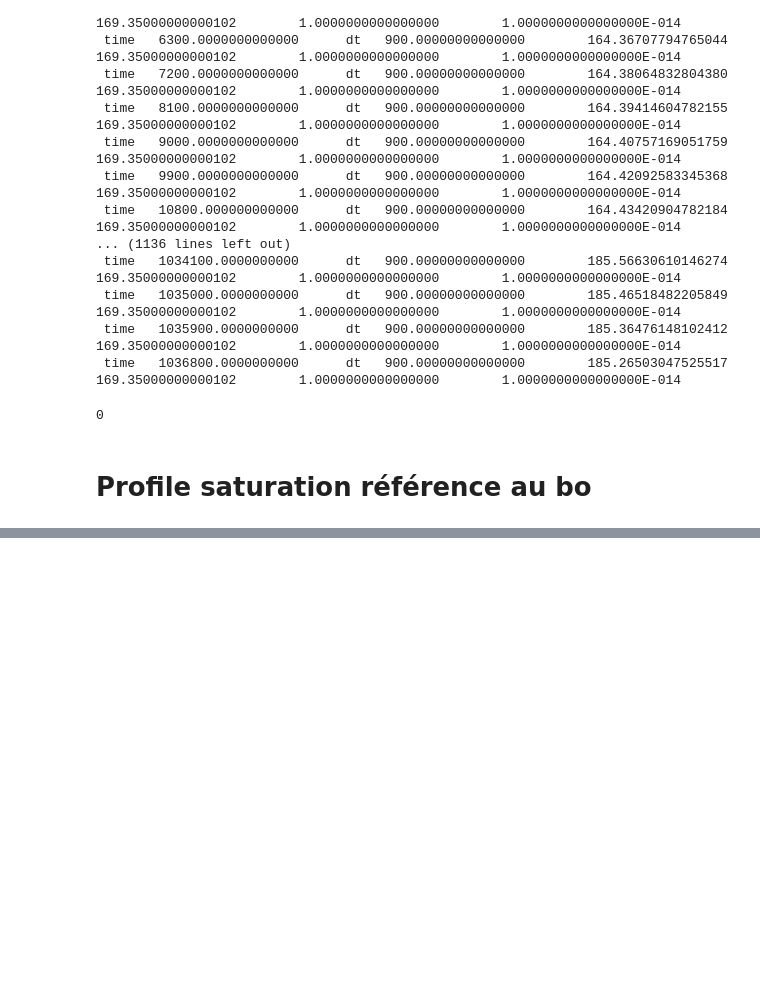
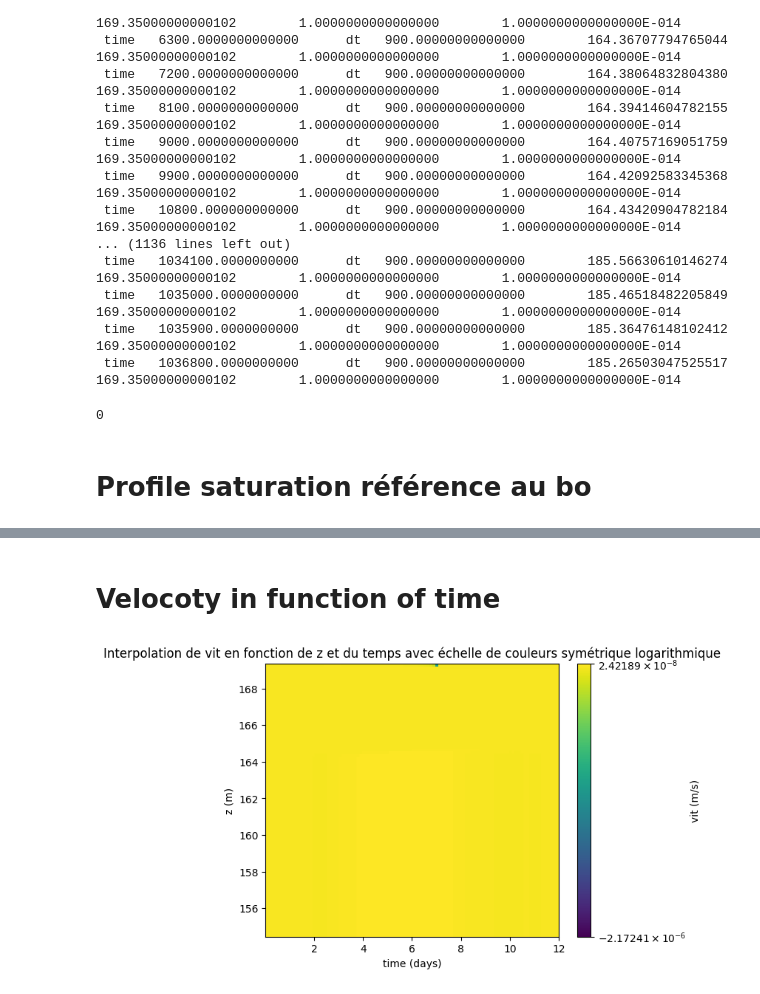
Before and after one commit to agnes-riviere/ginette, a Jupyter notebook: application/Tougou/run_ginette_simu.ipynb, the cells around one changed output, grey strips where cells are left out. Drawn from its saved outputs; the diff is of its cells as text; code cells hidden in the pictures; blank space fills up the shorter version.

```diff
--- a/application/Tougou/run_ginette_simu.ipynb
+++ b/application/Tougou/run_ginette_simu.ipynb
@@ -271,0 +306,33 @@ plt.scatter(data_BC['minutes']*60, data_BC['P95(m.a.s.l)'], s=10, alpha=1, color
+# %% [markdown]
+# Velocoty in function of time
+# %%
+from matplotlib.colors import LogNorm  # Importer LogNorm
+from matplotlib.colors import PowerNorm
+from matplotlib.colors import SymLogNorm  # Importer SymLogNorm
+# Lire le profil de vitesse
+vit_profile = pd.read_table('S_vitesse_profil_t.dat', delim_whitespace=True, header=None, names=["time", "z", "vit"])
+
+# Extraire les colonnes
+time = vit_profile['time'].values
+time = time / 86400  # Conversion du temps en jours
+z = vit_profile['z'].values
+vit = vit_profile['vit'].values
+
+
+# Créer une grille pour l'interpolation
+time_new = np.linspace(time.min(), time.max(), 100)
+z_new = np.linspace(z.min(), z.max(), 100)
+time_grid, z_grid = np.meshgrid(time_new, z_new)
+
+# Interpolation
+vit_interpolated = griddata((time, z), vit, (time_grid, z_grid), method='linear')
+
+# Affichage des résultats avec une échelle de couleurs symétrique logarithmique
+plt.imshow(vit_interpolated, extent=(time.min(), time.max(), z.min(), z.max()), origin='lower', aspect='auto', norm=SymLogNorm(linthresh=0.03, linscale=0.03, vmin=vit.min(), vmax=vit.max()))
+plt.colorbar(label='vit (m/s)')
+plt.xlabel('time (days)')
+plt.ylabel('z (m)')
+plt.title('Interpolation de vit en fonction de z et du temps avec échelle de couleurs symétrique logarithmique')
+plt.show()
+# %% [output]
+[figure, added]
```
Also changed, not shown: parts of 10 cells of this notebook.
